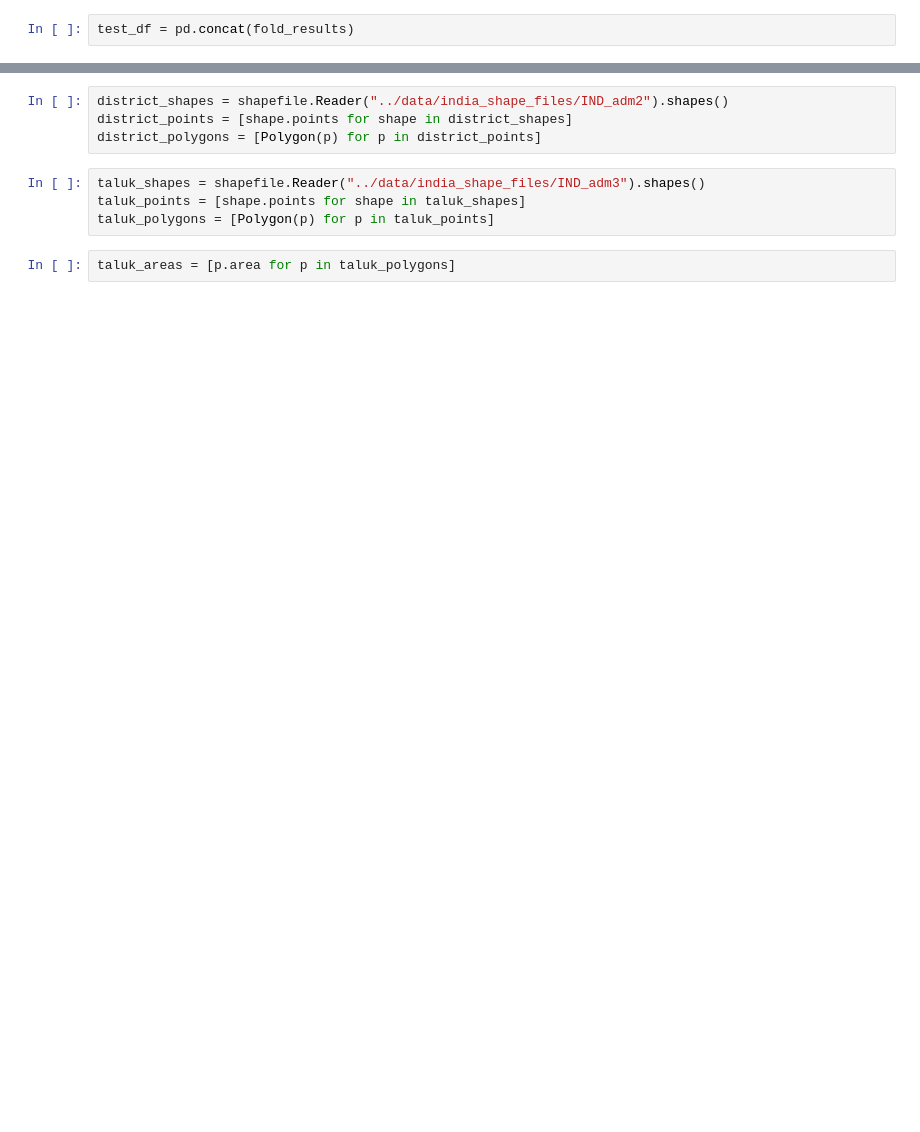
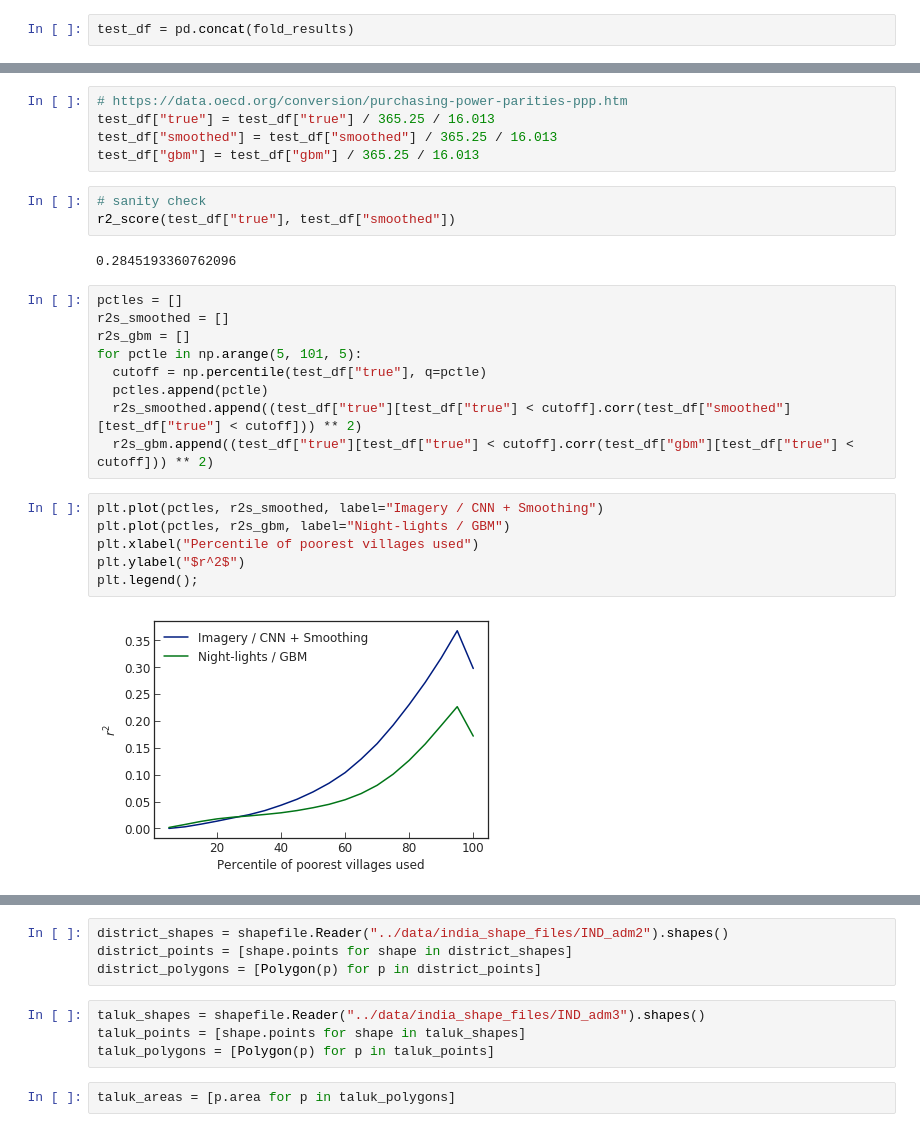
Before and after one commit to chrisyeh96/india-poverty, a Jupyter notebook: results/results.ipynb, the cells around one changed output, grey strips where cells are left out. Cells and saved outputs as stored; diff of their text form; blank space fills up the shorter version.

```diff
--- a/results/results.ipynb
+++ b/results/results.ipynb
@@ -68,0 +112,27 @@ np.max(test_df["taluk_idx"])
+# %%
+# https://data.oecd.org/conversion/purchasing-power-parities-ppp.htm
+test_df["true"] = test_df["true"] / 365.25 / 16.013
+test_df["smoothed"] = test_df["smoothed"] / 365.25 / 16.013
+test_df["gbm"] = test_df["gbm"] / 365.25 / 16.013
+# %%
+# sanity check
+r2_score(test_df["true"], test_df["smoothed"])
+# %% [output]
+0.2845193360762096
+# %%
+pctles = []
+r2s_smoothed = []
+r2s_gbm = []
+for pctle in np.arange(5, 101, 5):
+  cutoff = np.percentile(test_df["true"], q=pctle)
+  pctles.append(pctle)
+  r2s_smoothed.append((test_df["true"][test_df["true"] < cutoff].corr(test_df["smoothed"][test_df["true"] < cutoff])) ** 2)
+  r2s_gbm.append((test_df["true"][test_df["true"] < cutoff].corr(test_df["gbm"][test_df["true"] < cutoff])) ** 2)
+# %%
+plt.plot(pctles, r2s_smoothed, label="Imagery / CNN + Smoothing")
+plt.plot(pctles, r2s_gbm, label="Night-lights / GBM")
+plt.xlabel("Percentile of poorest villages used")
+plt.ylabel("$r^2$")
+plt.legend();
+# %% [output]
+[figure, added]
```
Also changed, not shown: parts of 48 cells of this notebook, 15 other files.
